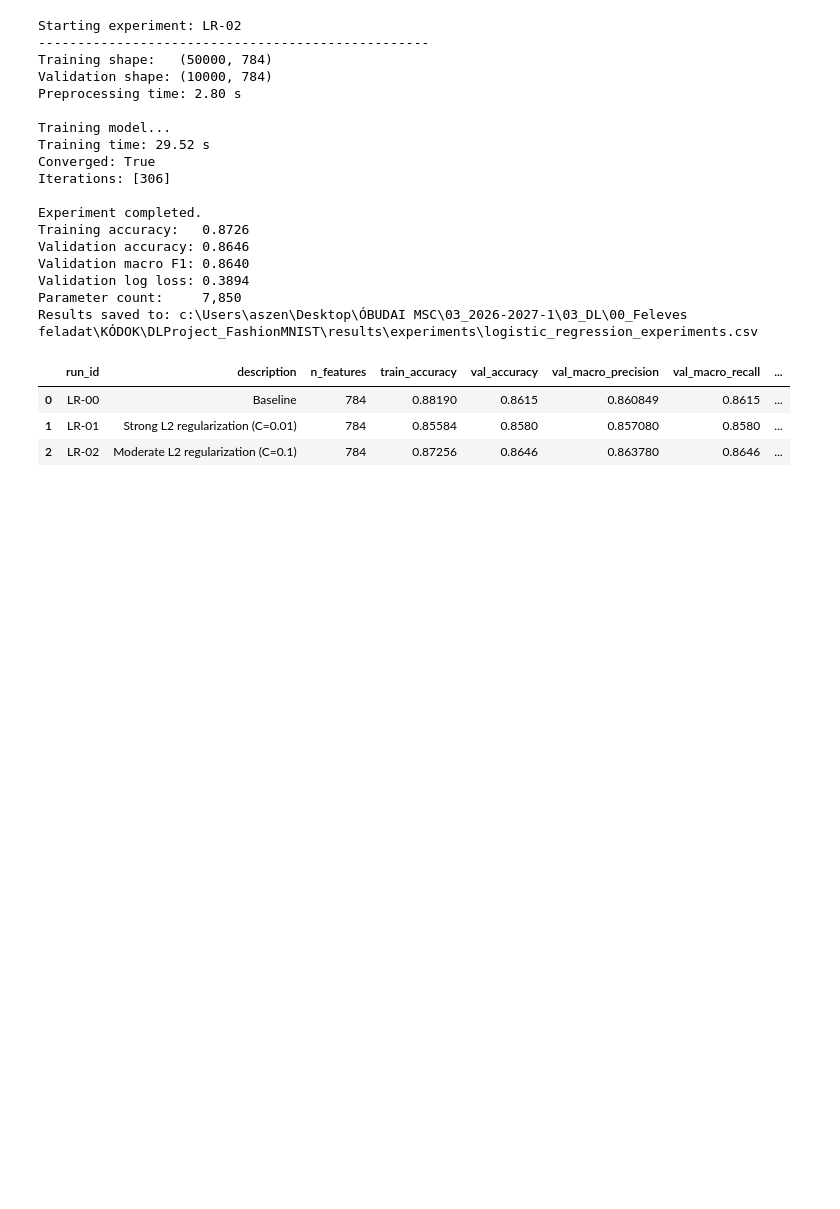
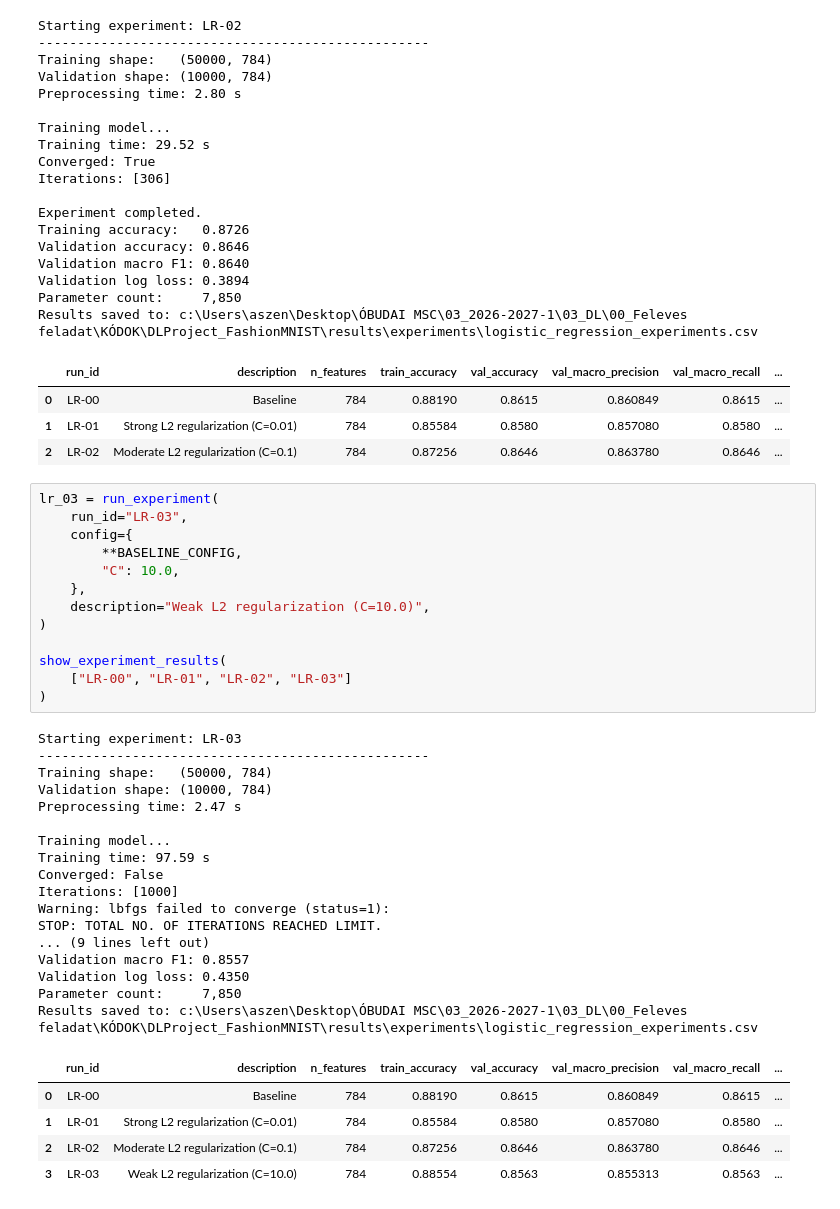
Before and after one commit to aszenas/DLProject_FashionMNIST, a Jupyter notebook: notebooks/02_logistic_regression.ipynb, the cells around one changed output. Drawn from its saved outputs; the diff is of its cells as text; blank space fills up the shorter version.

Commit message:
experiment: evaluate weak L2 regularization LR-03

```diff
--- a/notebooks/02_logistic_regression.ipynb
+++ b/notebooks/02_logistic_regression.ipynb
@@ -1263,3 +1263,39 @@ Results saved to: c:\Users\aszen\Desktop\ÓBUDAI MSC\03_2026-2027-1\03_DL\00_Fel
 | 0 | LR-00 | Baseline | 784 | 0.88190 | 0.8615 | 0.860849 | 0.8615 | ... |
 | 1 | LR-01 | Strong L2 regularization (C=0.01) | 784 | 0.85584 | 0.8580 | 0.857080 | 0.8580 | ... |
 | 2 | LR-02 | Moderate L2 regularization (C=0.1) | 784 | 0.87256 | 0.8646 | 0.863780 | 0.8646 | ... |
+# %%
+lr_03 = run_experiment(
+    run_id="LR-03",
+    config={
+        **BASELINE_CONFIG,
+        "C": 10.0,
+    },
+    description="Weak L2 regularization (C=10.0)",
+)
+
+show_experiment_results(
+    ["LR-00", "LR-01", "LR-02", "LR-03"]
+)
+# %% [output]
+Starting experiment: LR-03
+--------------------------------------------------
+Training shape:   (50000, 784)
+Validation shape: (10000, 784)
+Preprocessing time: 2.47 s
+
+Training model...
+Training time: 97.59 s
+Converged: False
+Iterations: [1000]
+Warning: lbfgs failed to converge (status=1):
+STOP: TOTAL NO. OF ITERATIONS REACHED LIMIT.
+... (9 lines left out)
+Validation macro F1: 0.8557
+Validation log loss: 0.4350
+Parameter count:     7,850
+Results saved to: c:\Users\aszen\Desktop\ÓBUDAI MSC\03_2026-2027-1\03_DL\00_Feleves feladat\KÓDOK\DLProject_FashionMNIST\results\experiments\logistic_regression_experiments.csv
+|  | run_id | description | n_features | train_accuracy | val_accuracy | val_macro_precision | val_macro_recall | ... |
+| 0 | LR-00 | Baseline | 784 | 0.88190 | 0.8615 | 0.860849 | 0.8615 | ... |
+| 1 | LR-01 | Strong L2 regularization (C=0.01) | 784 | 0.85584 | 0.8580 | 0.857080 | 0.8580 | ... |
+| 2 | LR-02 | Moderate L2 regularization (C=0.1) | 784 | 0.87256 | 0.8646 | 0.863780 | 0.8646 | ... |
+| 3 | LR-03 | Weak L2 regularization (C=10.0) | 784 | 0.88554 | 0.8563 | 0.855313 | 0.8563 | ... |
```
Also changed, not shown: 1 other file.
